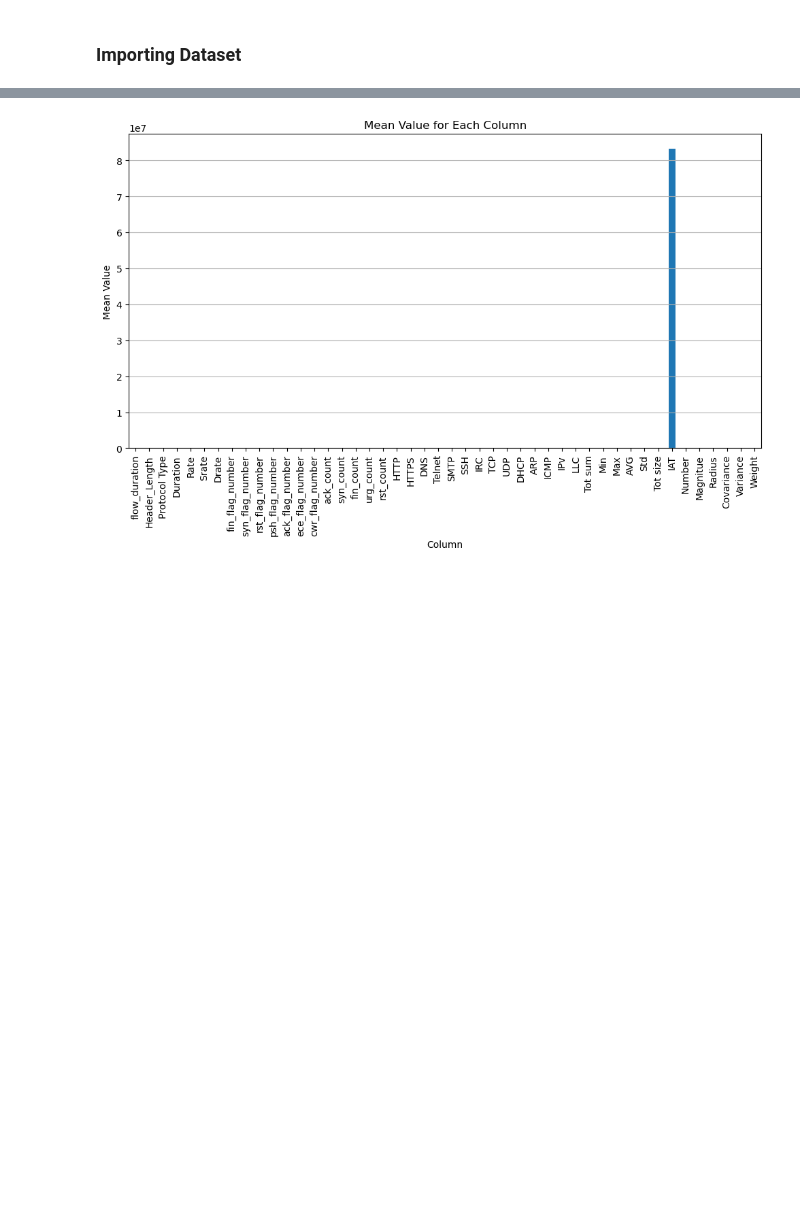
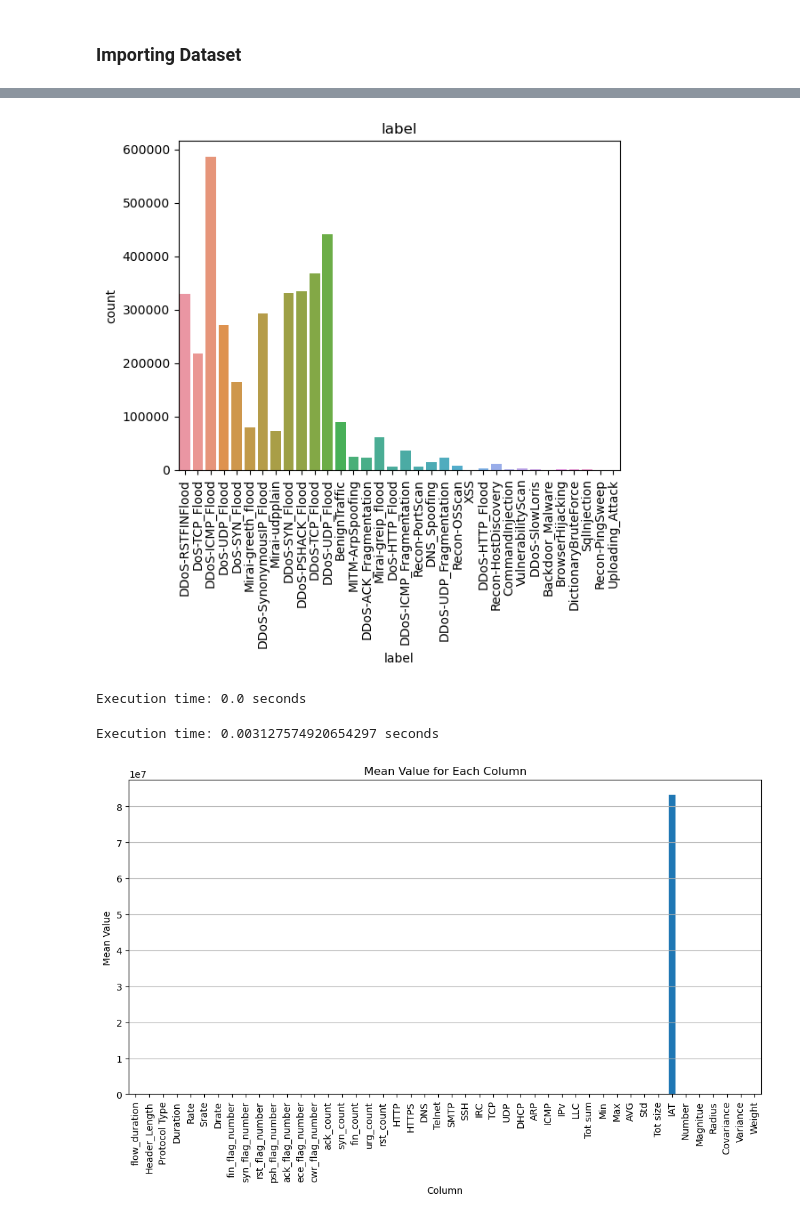
Before and after one commit to Natidhcp/MSC_DA_sem2_CA1, a Jupyter notebook: MSc_DA_CA1.ipynb, the cells around one changed output, grey strips where cells are left out. Cells and saved outputs as stored; diff of their text form; code cells hidden in the pictures; blank space fills up the shorter version.

```diff
--- a/MSc_DA_CA1.ipynb
+++ b/MSc_DA_CA1.ipynb
@@ -326,2 +406,28 @@ plotCorrelationMatrix(d[X_columns], 10)
+# %%
+# Categorical Data Visualization (for categorical columns)
+categorical_columns = df.select_dtypes(include=['object']).columns
+for column in categorical_columns:
+    sns.countplot(data=df, x=column)
+    plt.title(column)
+    plt.xticks(rotation=90)
+    plt.show()
+# %% [output]
+[figure, added]
+# %%
+start_time = time.time()  # Record the start time
+
+df.shape
+
+print_execution_time(start_time)
+# %% [output]
+Execution time: 0.0 seconds
+# %%
+start_time = time.time()  # Record the start time
+
+df.head()
+
+print_execution_time(start_time)
+# %% [output]
+Execution time: 0.003127574920654297 seconds
 # %%
 # Calculate the mean value for each column
```
Also changed, not shown: parts of 105 cells of this notebook.
